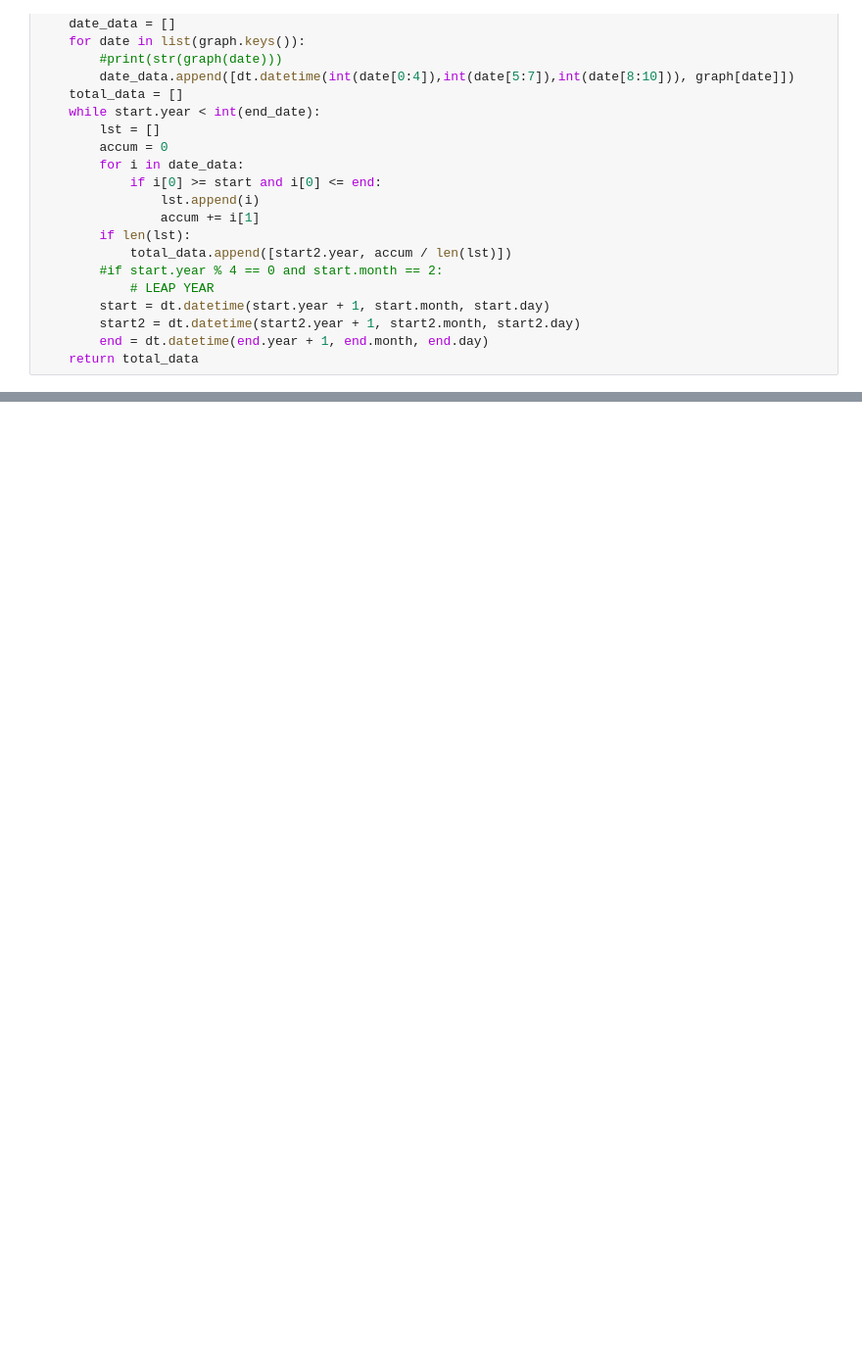
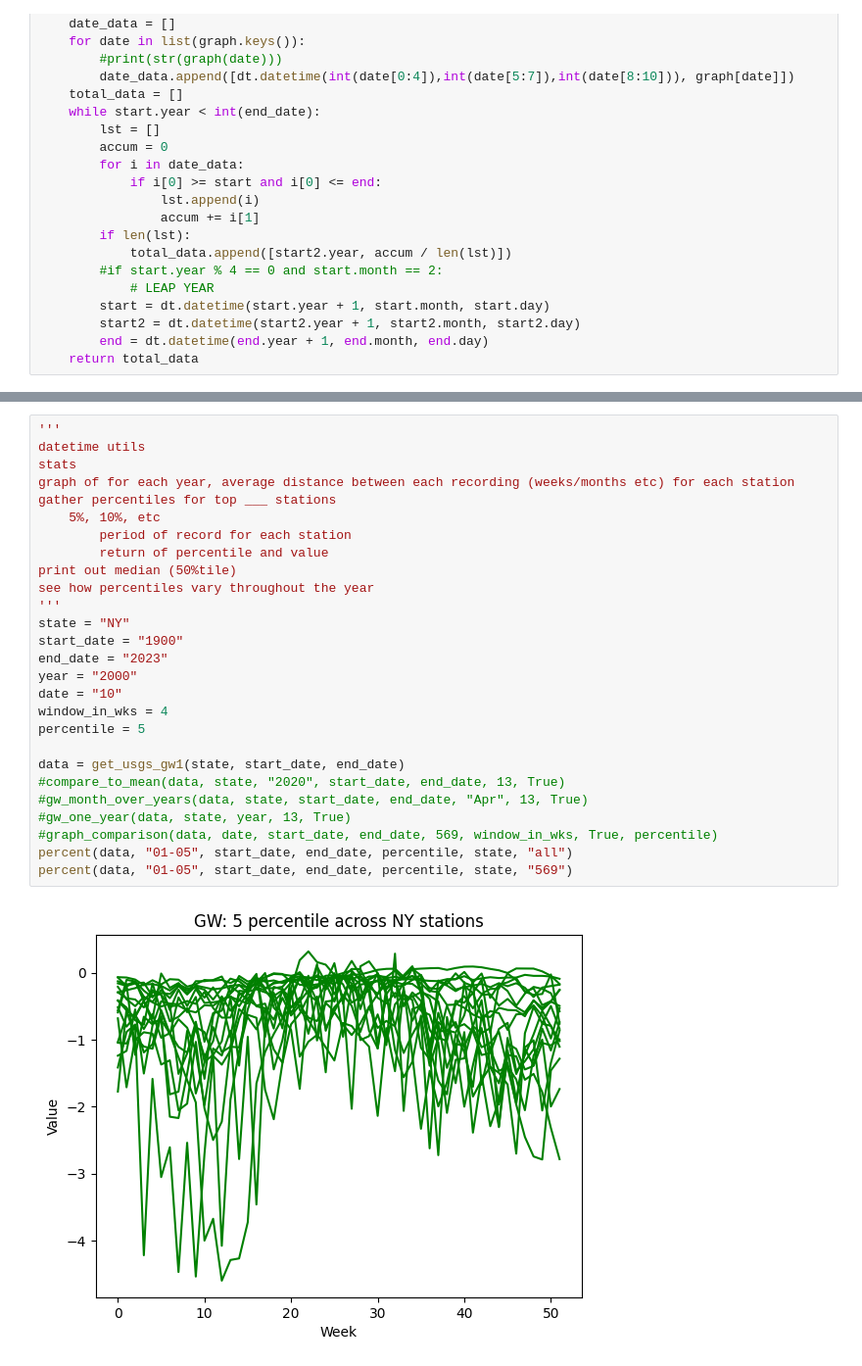
Before and after one commit to kschneider12/Cornell2024, a Jupyter notebook: test_journal.ipynb, the cells around one changed output, grey strips where cells are left out. Shown: that part at 98% size. Drawn from its saved outputs; the diff is of its cells as text; blank space fills up the shorter version.

```diff
--- a/test_journal.ipynb
+++ b/test_journal.ipynb
@@ -399,0 +389,29 @@ Range of data set 2: 1981-03-01 00:00:00 - 1981-04-12 00:00:00
+# %%
+'''
+datetime utils
+stats
+graph of for each year, average distance between each recording (weeks/months etc) for each station
+gather percentiles for top ___ stations
+    5%, 10%, etc
+        period of record for each station
+        return of percentile and value
+print out median (50%tile)
+see how percentiles vary throughout the year
+'''
+state = "NY"
+start_date = "1900"
+end_date = "2023"
+year = "2000"
+date = "10"
+window_in_wks = 4
+percentile = 5
+
+data = get_usgs_gw1(state, start_date, end_date)
+#compare_to_mean(data, state, "2020", start_date, end_date, 13, True)
+#gw_month_over_years(data, state, start_date, end_date, "Apr", 13, True)
+#gw_one_year(data, state, year, 13, True)
+#graph_comparison(data, date, start_date, end_date, 569, window_in_wks, True, percentile)
+percent(data, "01-05", start_date, end_date, percentile, state, "all")
+percent(data, "01-05", start_date, end_date, percentile, state, "569")
+# %% [output]
+[figure, added]
```
Also changed, not shown: parts of 5 cells of this notebook.
